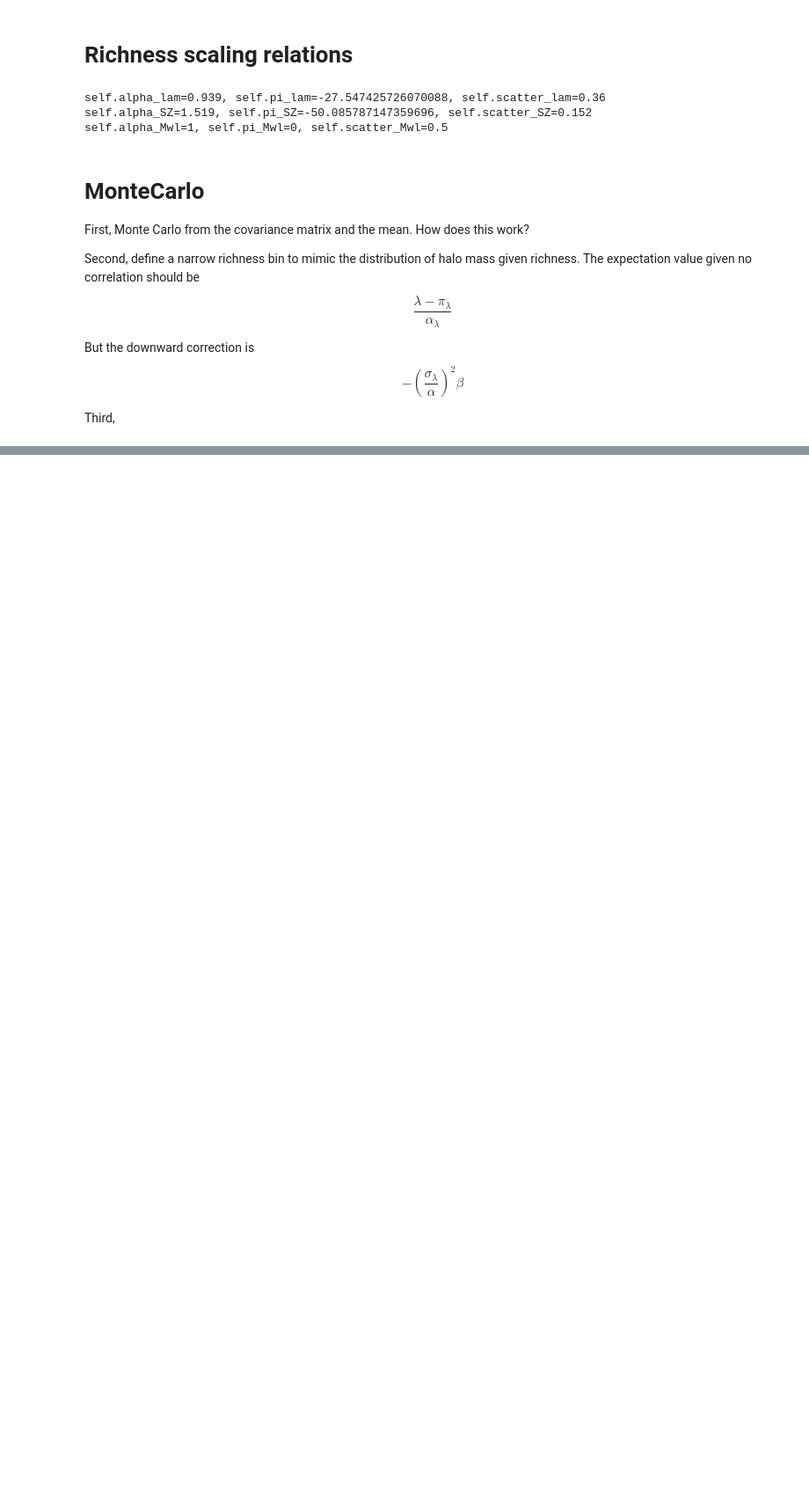
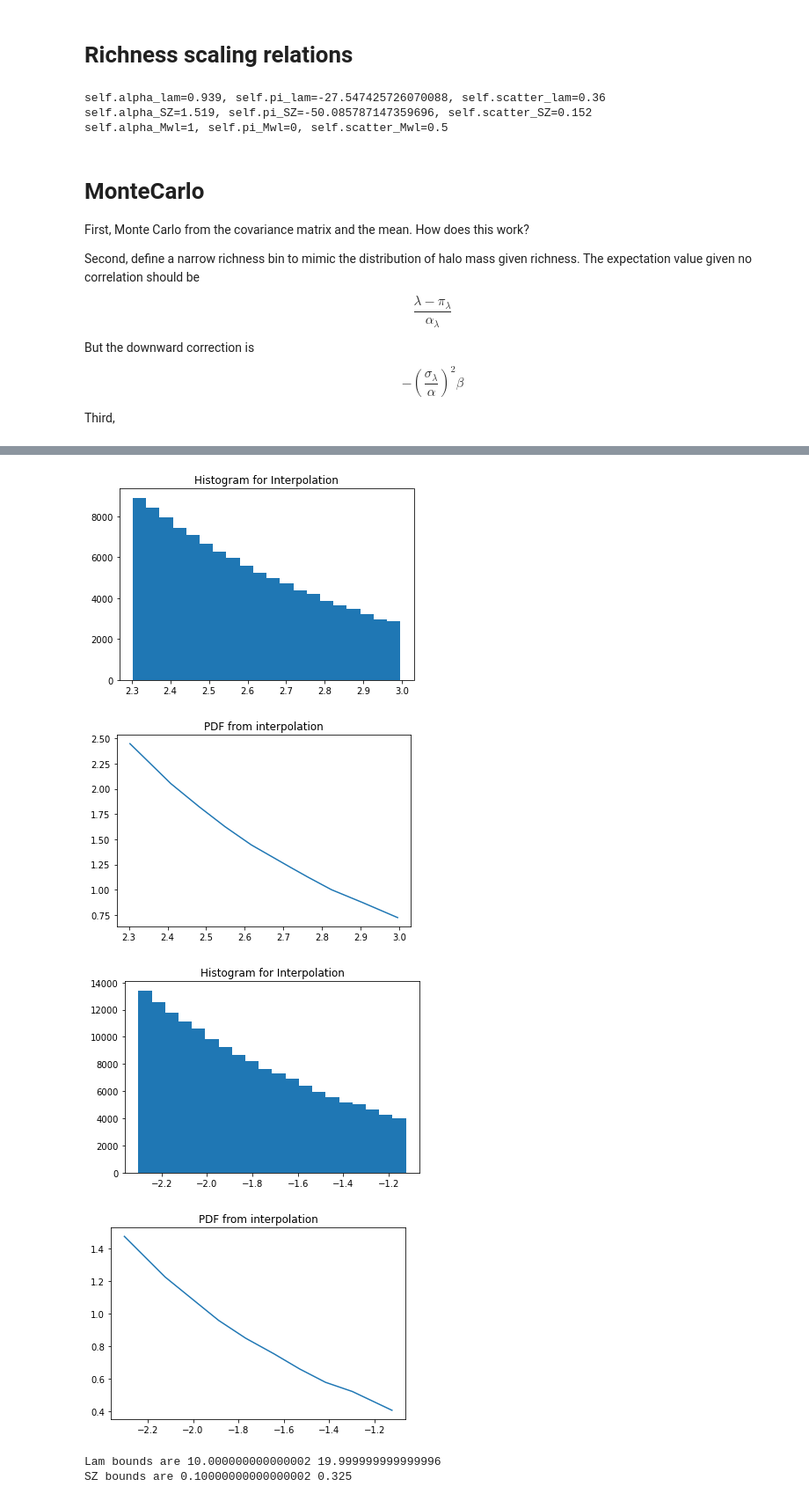
Before and after one commit to zchvsre/des_spt_selection, a Jupyter notebook: MC_theory/three_variable_monte_carlo_exponential_integral.ipynb, the cells around one changed output, grey strips where cells are left out. Shown at 88% size. Drawn from its saved outputs; the diff is of its cells as text; code cells hidden in the pictures; blank space fills up the shorter version.

```diff
--- a/MC_theory/three_variable_monte_carlo_exponential_integral.ipynb
+++ b/MC_theory/three_variable_monte_carlo_exponential_integral.ipynb
@@ -87,0 +115,14 @@ TypeError: mc_calculate_mean_mwl_diff_given_lam_bin() got an unexpected keyword
+# %%
+mco.verify_theory_mean_mwl_given_lam_sz_bin(lam1=10,
+                                            lam2=50,
+                                            sz1=0.1,
+                                            sz2=5,
+                                            bin_numbers=[5, 10, 20, 40],
+                                            NSTEPS=100)
+# %% [output]
+[figure, added]
+[figure, added]
+[figure, added]
+[figure, added]
+Lam bounds are 10.000000000000002 19.999999999999996
+SZ bounds are 0.10000000000000002 0.325
```
Also changed, not shown: parts of 6 cells of this notebook.
